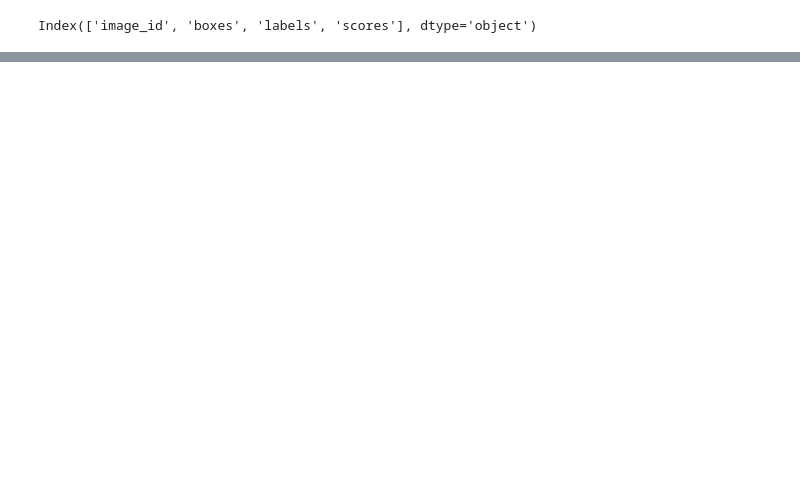
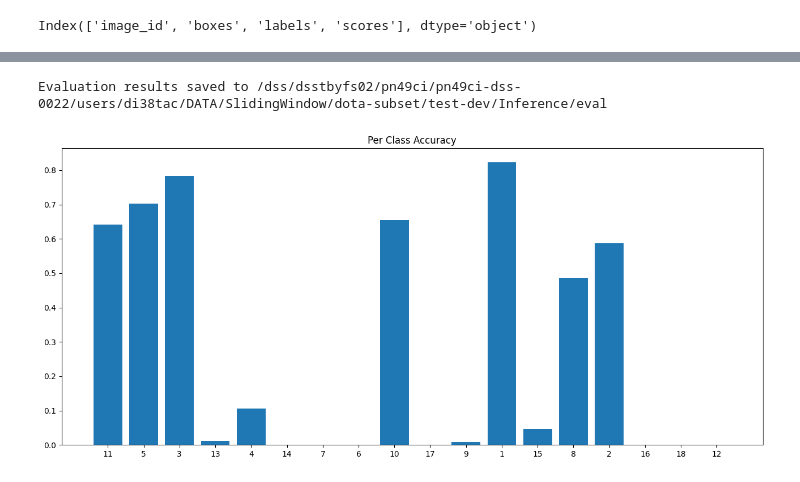
Before and after one commit to Siedrid/DOTA-Net, a Jupyter notebook: code/03-DOTA_Inference_visualizations.ipynb, the cells around one changed output, grey strips where cells are left out. Cells and saved outputs as stored; diff of their text form; code cells hidden in the pictures; blank space fills up the shorter version.

Commit message:
added per class accuracy

```diff
--- a/code/03-DOTA_Inference_visualizations.ipynb
+++ b/code/03-DOTA_Inference_visualizations.ipynb
@@ -44,0 +76,22 @@ plot_sample(predictions_df, DOTA_ROOT)
+# %%
+# setup dataset and dataloader
+DOTA_SET = 'dota'
+SPLIT = 'val'
+DOTA_ROOT = USER_PATH / "DATA"/ "SlidingWindow" / DOTA_SET
+
+test_dataset = DOTA_preprocessed(
+    csv_file=DOTA_ROOT / 'val' / "ann/annotations.csv",
+    root_img_dir=DOTA_ROOT / 'val' / "img",
+    transform=val_transforms(),
+    difficult=False
+    )
+
+test_loader = DataLoader(
+    test_dataset,
+    batch_size=64,
+    shuffle=False,
+    collate_fn=collate_fn,
+    num_workers=4,
+    prefetch_factor=2,
+    drop_last=False
+)
@@ -44,0 +206,19 @@ plot_sample(predictions_df, DOTA_ROOT)
+# %%
+# Save Results
+df = pd.DataFrame(list(per_class_accuracy.items()), columns=["Class", "Accuracy"])
+df["mAP"] = map_value  # Add mAP as an extra column
+out_path = INFERENCE_DIR / 'eval'
+os.makedirs(out_path, exist_ok=True)
+df.to_csv(out_path / f"{EXPERIMENT_ID}_{DOTA_SET}_{SPLIT}_class_accuracy.csv", index=False)
+
+print(f"Evaluation results saved to {out_path}")
+# %% [output]
+Evaluation results saved to /dss/dsstbyfs02/pn49ci/pn49ci-dss-0022/users/di38tac/DATA/SlidingWindow/dota-subset/test-dev/Inference/eval
+# %%
+fig, axes = plt.subplots(figsize=(13,6))
+axes.bar(df.Class.astype(str), df.Accuracy)
+axes.set_title("Per Class Accuracy")
+plt.tight_layout()
+plt.show()
+# %% [output]
+[figure, added]
```
Also changed, not shown: parts of 7 cells of this notebook, 1 other file.
